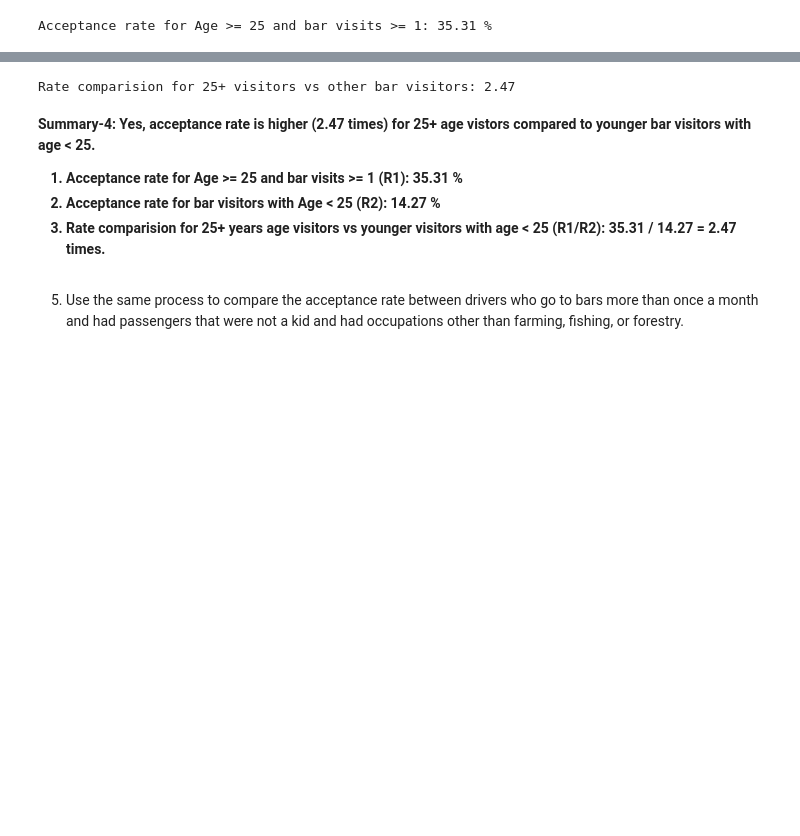
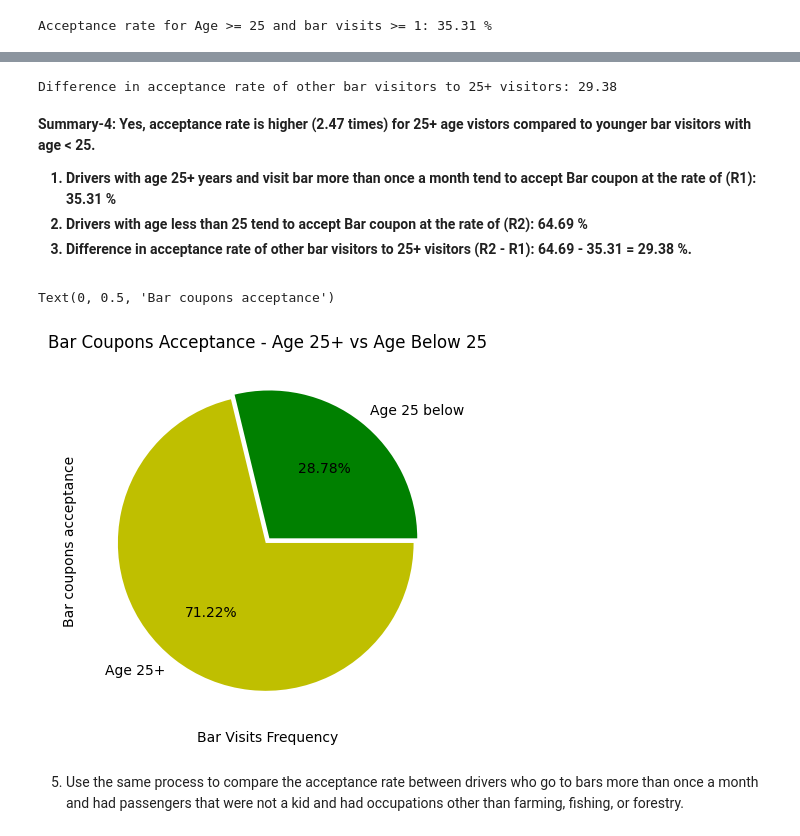
Before and after one commit to atewari-bot/driving-coupon, a Jupyter notebook: prompt.ipynb, the cells around one changed output, grey strips where cells are left out. Cells and saved outputs as stored; diff of their text form; code cells hidden in the pictures; blank space fills up the shorter version.

```diff
--- a/prompt.ipynb
+++ b/prompt.ipynb
@@ -586,16 +637,30 @@ Acceptance rate for other bar visitors: 14.27 %
 # %%
 # Acceptance rate comparision for 25+ visitors vs other bar visitors
-age_25_plus_to_other_visitos = np.round(acceptance_rate_age_25plus / acceptance_rate_other_bar_visitors, 2)
-print(f'Rate comparision for 25+ visitors vs other bar visitors: {age_25_plus_to_other_visitos}')
+diff_to_other_visitos_age_25_plus = np.round(acceptance_rate_other_bar_visitors - acceptance_rate_age_25plus, 2)
+print(f'Difference in acceptance rate of other bar visitors to 25+ visitors: {diff_to_other_visitos_age_25_plus}')
 # %% [output]
-Rate comparision for 25+ visitors vs other bar visitors: 2.47
+Difference in acceptance rate of other bar visitors to 25+ visitors: 29.38
 # %% [markdown]
 <h><b>Summary-4: Yes, acceptance rate is higher (2.47 times) for 25+ age vistors compared to younger bar visitors with age < 25.<b></h>
     <ol>
-      <li><b>Acceptance rate for Age >= 25 and bar visits >= 1 (R1): 35.31 %</b></li>
-      <li><b>Acceptance rate for bar visitors with Age < 25 (R2): 14.27 %</b></li>
-      <li><b>Rate comparision for 25+ years age visitors vs younger visitors with age < 25 (R1/R2): 35.31 / 14.27 = 2.47 times.</b></li>
+      <li><b>Drivers with age 25+ years and visit bar more than once a month tend to accept Bar coupon at the rate of (R1): 35.31 %</b></li>
+      <li><b>Drivers with age less than 25 tend to accept Bar coupon at the rate of (R2): 64.69 %</b></li>
+      <li><b>Difference in acceptance rate of other bar visitors to 25+ visitors (R2 - R1): 64.69 - 35.31 = 29.38 %.</b></li>
     </ol>
+# %%
+age_25plus = accepted_bar_coupons_df.query('age not in @age_list and Bar in @bar_visits_count_list').groupby('Bar')['Bar'].value_counts()
+age_25below = accepted_bar_coupons_df.query('age in @age_list and Bar in @bar_visits_count_list').groupby('Bar')['Bar'].value_counts()
+age_25_plus_below_df = pd.concat([age_25plus, age_25below], keys=['Age 25+', 'Age 25 Below']).reset_index()
+age_25_plus_below_df.columns = ['Age Group', 'Bar', 'count']
+age_25_plus_below_df = np.round((age_25_plus_below_df.groupby('Age Group')['count'].sum() / accepted_bar_coupons) * 100, 2)
+plt.title("Bar Coupons Acceptance - Age 25+ vs Age Below 25")
+age_25_plus_below_df
+age_25_plus_below_df.plot(kind='pie', labels=['Age 25 below', 'Age 25+'], explode = [0.02,0.02], autopct = '%1.2f%%', colors = ['g', 'y'])
+plt.xlabel("Bar Visits Frequency")
+plt.ylabel("Bar coupons acceptance")
+# %% [output]
+Text(0, 0.5, 'Bar coupons acceptance')
+[figure, added]
 # %% [markdown]
 5. Use the same process to compare the acceptance rate between drivers who go to bars more than once a month and had passengers that were not a kid and had occupations other than farming, fishing, or forestry.
 # %%
```
Also changed, not shown: parts of 71 cells of this notebook.
